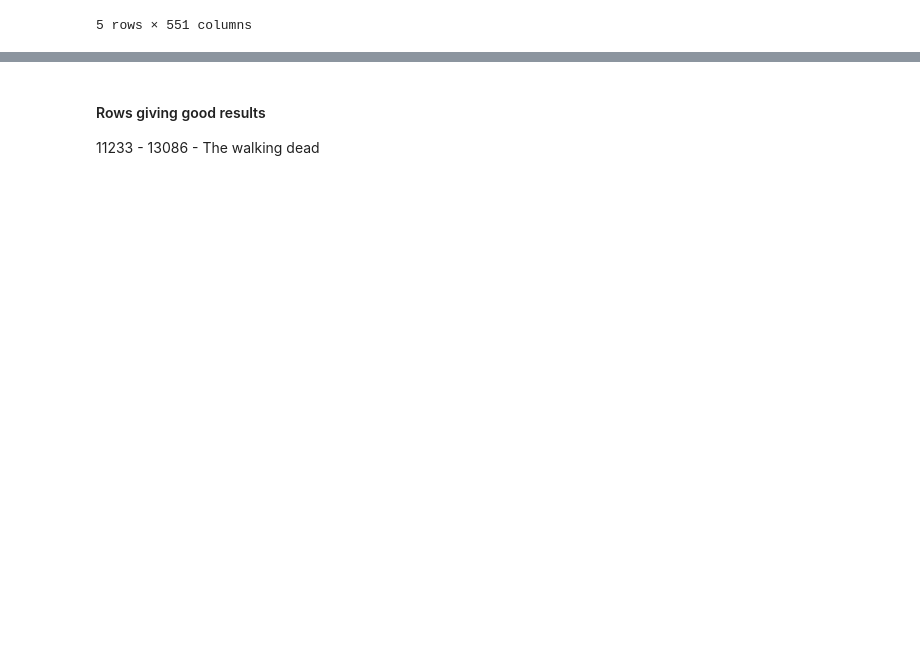
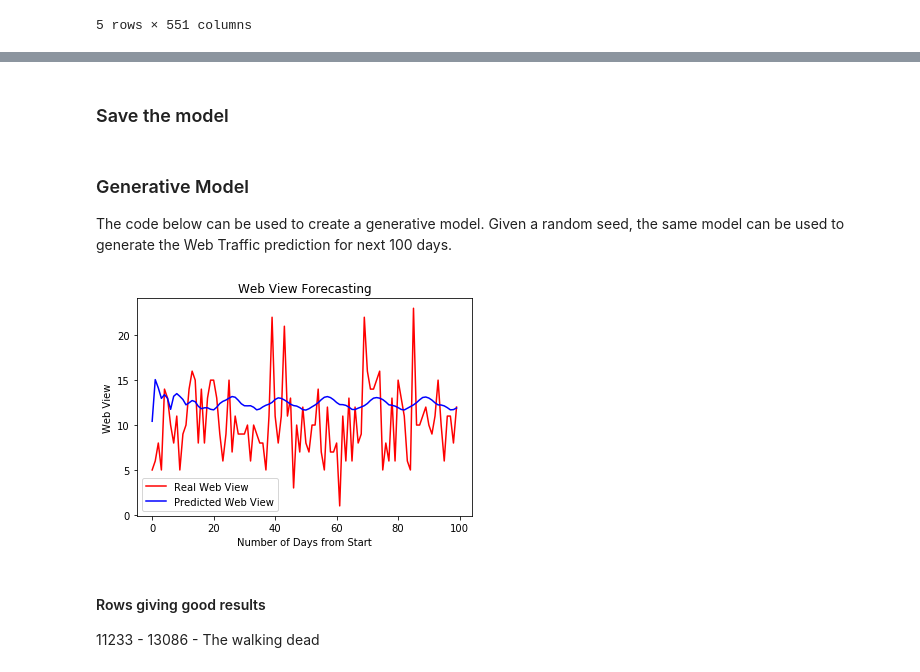
Before and after one commit to TheSPD/CS671-Web-Traffic-Analysis, a Jupyter notebook: CS671.ipynb, the cells around one changed output, grey strips where cells are left out. Cells and saved outputs as stored; diff of their text form; code cells hidden in the pictures; blank space fills up the shorter version.

```diff
--- a/CS671.ipynb
+++ b/CS671.ipynb
@@ -263,0 +419,2 @@ print X_train[4491,:,14], y_train[4491-7:4491]
+# %% [markdown]
+### Save the model
@@ -264,3 +425,32 @@ print X_train[4491,:,14], y_train[4491-7:4491]
+# %% [markdown]
+### Generative Model
+The code below can be used to create a generative model. Given a random seed, the same model can be used to generate the Web Traffic prediction for next 100 days.
+# %%
+start = np.random.randint(0, len(X_TV_test)-1)
+pattern = X_TV_test[start,:,:]
+y_TV_gen = []
+gen_len = 100
+
+for i in range(gen_len):
+    x = np.reshape(pattern, (1, 7, 15))
+    prediction = regressor_TV.predict(x)
+    temp_x = x[:,:,14]
+    temp_x = [[temp_x[0][i+1] for i in range(len(temp_x[0])-1)]]
+    temp_x[0].append(prediction[0][0])
+    x[:,:,14] = temp_x
+    pattern = np.array(x)
+    y_TV_gen.append(prediction[0])
+# %%
+plt.figure
+plt.plot(y_TV_test[start:start+gen_len], color = 'red', label = 'Real Web View')
+plt.plot(y_TV_gen, color = 'blue', label = 'Predicted Web View')
+plt.title('Web View Forecasting')
+plt.xlabel('Number of Days from Start')
+plt.ylabel('Web View')
+plt.legend()
+plt.show()
+# %% [output]
+[figure, added]
 # %% [markdown]
 #### Rows giving good results
 11233 -
```
Also changed, not shown: parts of 51 cells of this notebook, 14 other files.
